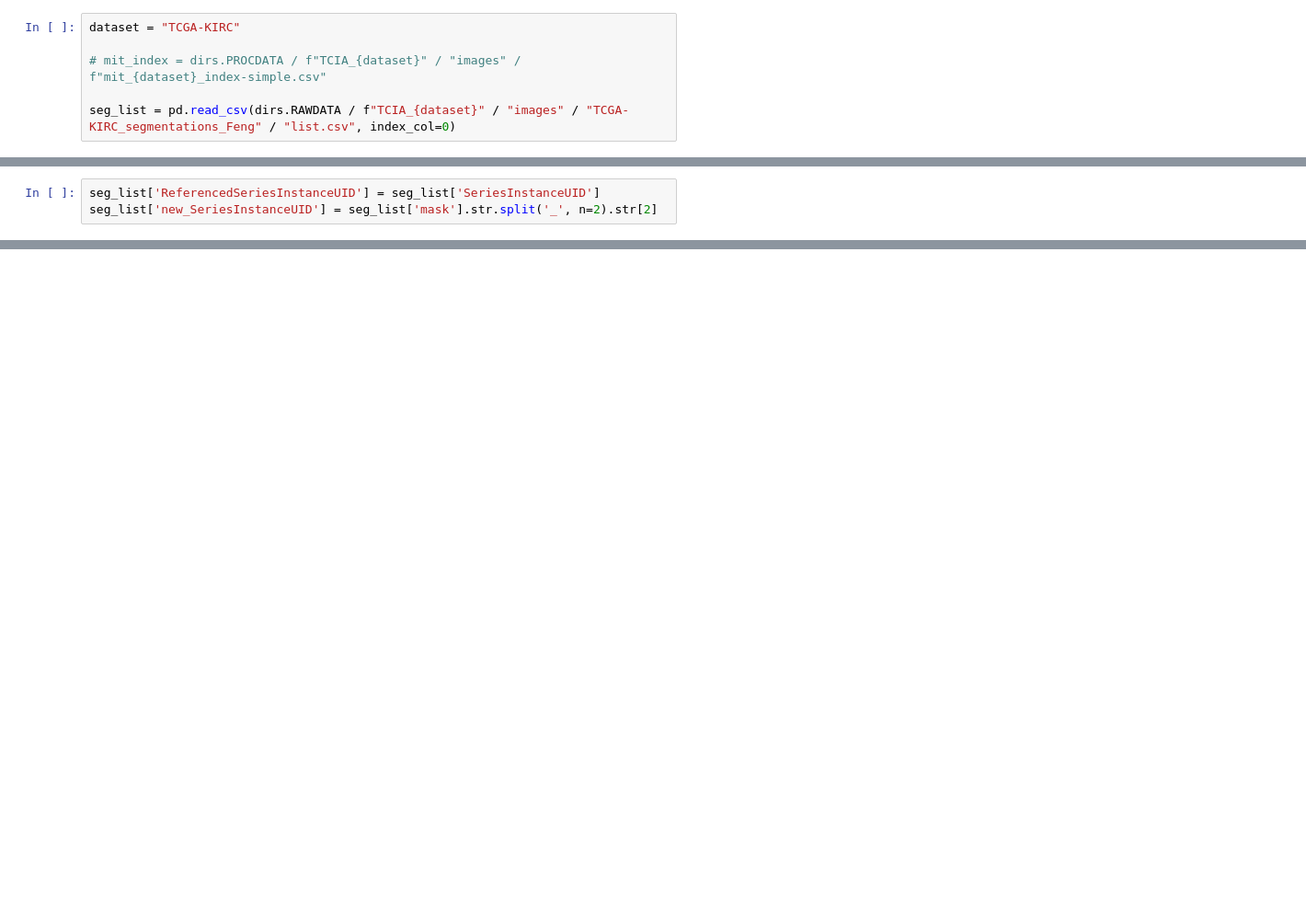
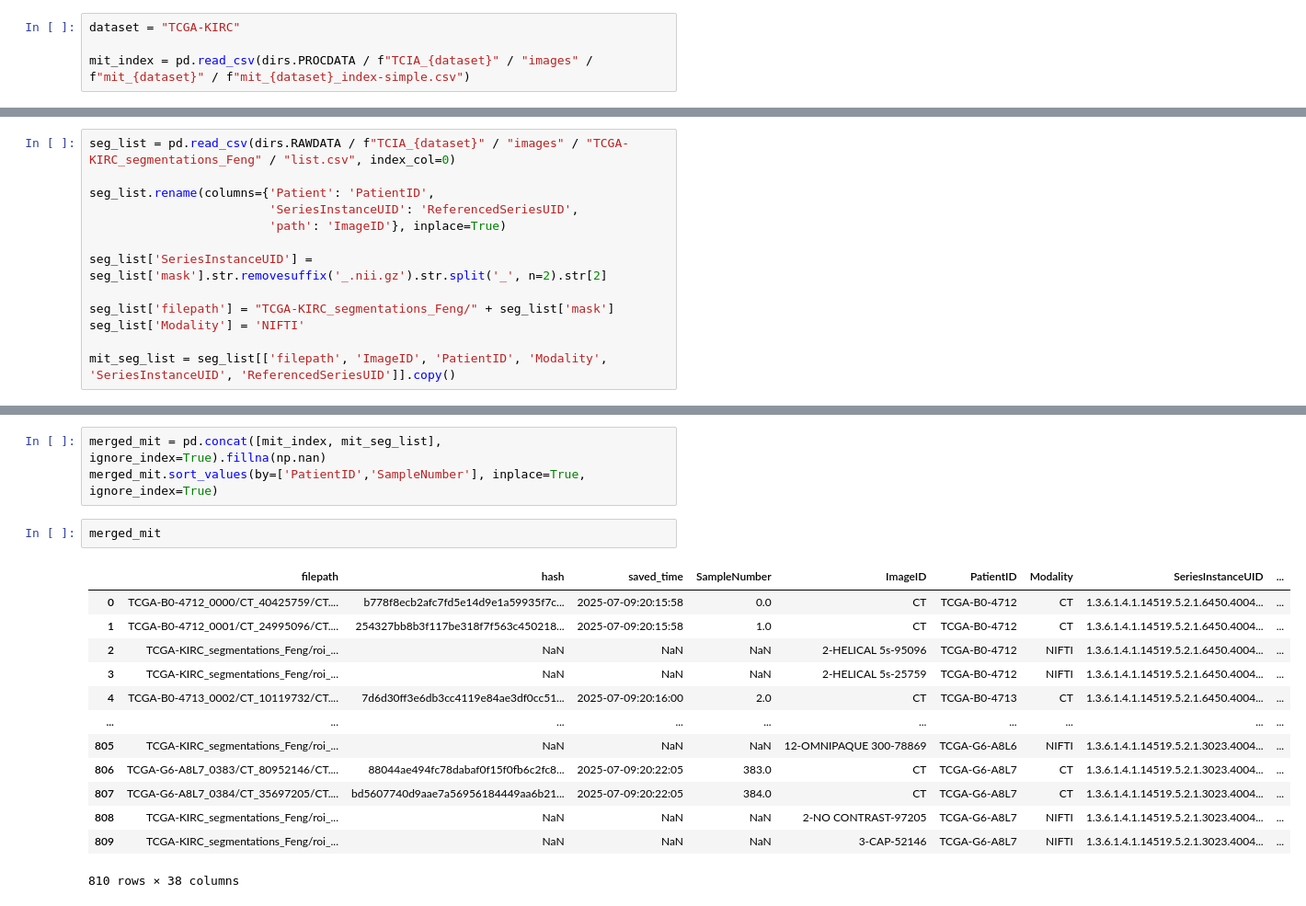
Before and after one commit to bhklab/readii_2_roqc, a Jupyter notebook: sandbox/merge_TCGA-KIRC_data.ipynb, the cells around one changed output, grey strips where cells are left out. Shown at 92% size. Cells and saved outputs as stored; diff of their text form; blank space fills up the shorter version.

Commit message:
feat: merged the nifti mask data with the CT MIT index, need to still get SampleNumber aligned

```diff
--- a/sandbox/merge_TCGA-KIRC_data.ipynb
+++ b/sandbox/merge_TCGA-KIRC_data.ipynb
@@ -6,6 +7,4 @@ from damply import dirs
 # %%
 dataset = "TCGA-KIRC"
 
-# mit_index = dirs.PROCDATA / f"TCIA_{dataset}" / "images" / f"mit_{dataset}_index-simple.csv"
-
-seg_list = pd.read_csv(dirs.RAWDATA / f"TCIA_{dataset}" / "images" / "TCGA-KIRC_segmentations_Feng" / "list.csv", index_col=0)
+mit_index = pd.read_csv(dirs.PROCDATA / f"TCIA_{dataset}" / "images" / f"mit_{dataset}" / f"mit_{dataset}_index-simple.csv")
@@ -28,3 +11,13 @@ seg_list
 # %%
-seg_list['ReferencedSeriesInstanceUID'] = seg_list['SeriesInstanceUID']
-seg_list['new_SeriesInstanceUID'] = seg_list['mask'].str.split('_', n=2).str[2]
+seg_list = pd.read_csv(dirs.RAWDATA / f"TCIA_{dataset}" / "images" / "TCGA-KIRC_segmentations_Feng" / "list.csv", index_col=0)
+
+seg_list.rename(columns={'Patient': 'PatientID',
+                         'SeriesInstanceUID': 'ReferencedSeriesUID',
+                         'path': 'ImageID'}, inplace=True)
+
+seg_list['SeriesInstanceUID'] = seg_list['mask'].str.removesuffix('_.nii.gz').str.split('_', n=2).str[2]
+
+seg_list['filepath'] = "TCGA-KIRC_segmentations_Feng/" + seg_list['mask']
+seg_list['Modality'] = 'NIFTI'
+
+mit_seg_list = seg_list[['filepath', 'ImageID', 'PatientID', 'Modality', 'SeriesInstanceUID', 'ReferencedSeriesUID']].copy()
@@ -48,0 +48,19 @@ seg_list
+# %%
+merged_mit = pd.concat([mit_index, mit_seg_list], ignore_index=True).fillna(np.nan)
+merged_mit.sort_values(by=['PatientID','SampleNumber'], inplace=True, ignore_index=True)
+# %%
+merged_mit
+# %% [output]
+|  | filepath | hash | saved_time | SampleNumber | ImageID | PatientID | Modality | SeriesInstanceUID | ... |
+| 0 | TCGA-B0-4712_0000/CT_40425759/CT.... | b778f8ecb2afc7fd5e14d9e1a59935f7c... | 2025-07-09:20:15:58 | 0.0 | CT | TCGA-B0-4712 | CT | 1.3.6.1.4.1.14519.5.2.1.6450.4004... | ... |
+| 1 | TCGA-B0-4712_0001/CT_24995096/CT.... | 254327bb8b3f117be318f7f563c450218... | 2025-07-09:20:15:58 | 1.0 | CT | TCGA-B0-4712 | CT | 1.3.6.1.4.1.14519.5.2.1.6450.4004... | ... |
+| 2 | TCGA-KIRC_segmentations_Feng/roi_... | NaN | NaN | NaN | 2-HELICAL 5s-95096 | TCGA-B0-4712 | NIFTI | 1.3.6.1.4.1.14519.5.2.1.6450.4004... | ... |
+| 3 | TCGA-KIRC_segmentations_Feng/roi_... | NaN | NaN | NaN | 2-HELICAL 5s-25759 | TCGA-B0-4712 | NIFTI | 1.3.6.1.4.1.14519.5.2.1.6450.4004... | ... |
+| 4 | TCGA-B0-4713_0002/CT_10119732/CT.... | 7d6d30ff3e6db3cc4119e84ae3df0cc51... | 2025-07-09:20:16:00 | 2.0 | CT | TCGA-B0-4713 | CT | 1.3.6.1.4.1.14519.5.2.1.6450.4004... | ... |
+| ... | ... | ... | ... | ... | ... | ... | ... | ... | ... |
+| 805 | TCGA-KIRC_segmentations_Feng/roi_... | NaN | NaN | NaN | 12-OMNIPAQUE 300-78869 | TCGA-G6-A8L6 | NIFTI | 1.3.6.1.4.1.14519.5.2.1.3023.4004... | ... |
+| 806 | TCGA-G6-A8L7_0383/CT_80952146/CT.... | 88044ae494fc78dabaf0f15f0fb6c2fc8... | 2025-07-09:20:22:05 | 383.0 | CT | TCGA-G6-A8L7 | CT | 1.3.6.1.4.1.14519.5.2.1.3023.4004... | ... |
+| 807 | TCGA-G6-A8L7_0384/CT_35697205/CT.... | bd5607740d9aae7a56956184449aa6b21... | 2025-07-09:20:22:05 | 384.0 | CT | TCGA-G6-A8L7 | CT | 1.3.6.1.4.1.14519.5.2.1.3023.4004... | ... |
+| 808 | TCGA-KIRC_segmentations_Feng/roi_... | NaN | NaN | NaN | 2-NO CONTRAST-97205 | TCGA-G6-A8L7 | NIFTI | 1.3.6.1.4.1.14519.5.2.1.3023.4004... | ... |
+| 809 | TCGA-KIRC_segmentations_Feng/roi_... | NaN | NaN | NaN | 3-CAP-52146 | TCGA-G6-A8L7 | NIFTI | 1.3.6.1.4.1.14519.5.2.1.3023.4004... | ... |
+810 rows × 38 columns
```
Also changed, not shown: parts of 8 cells of this notebook.
